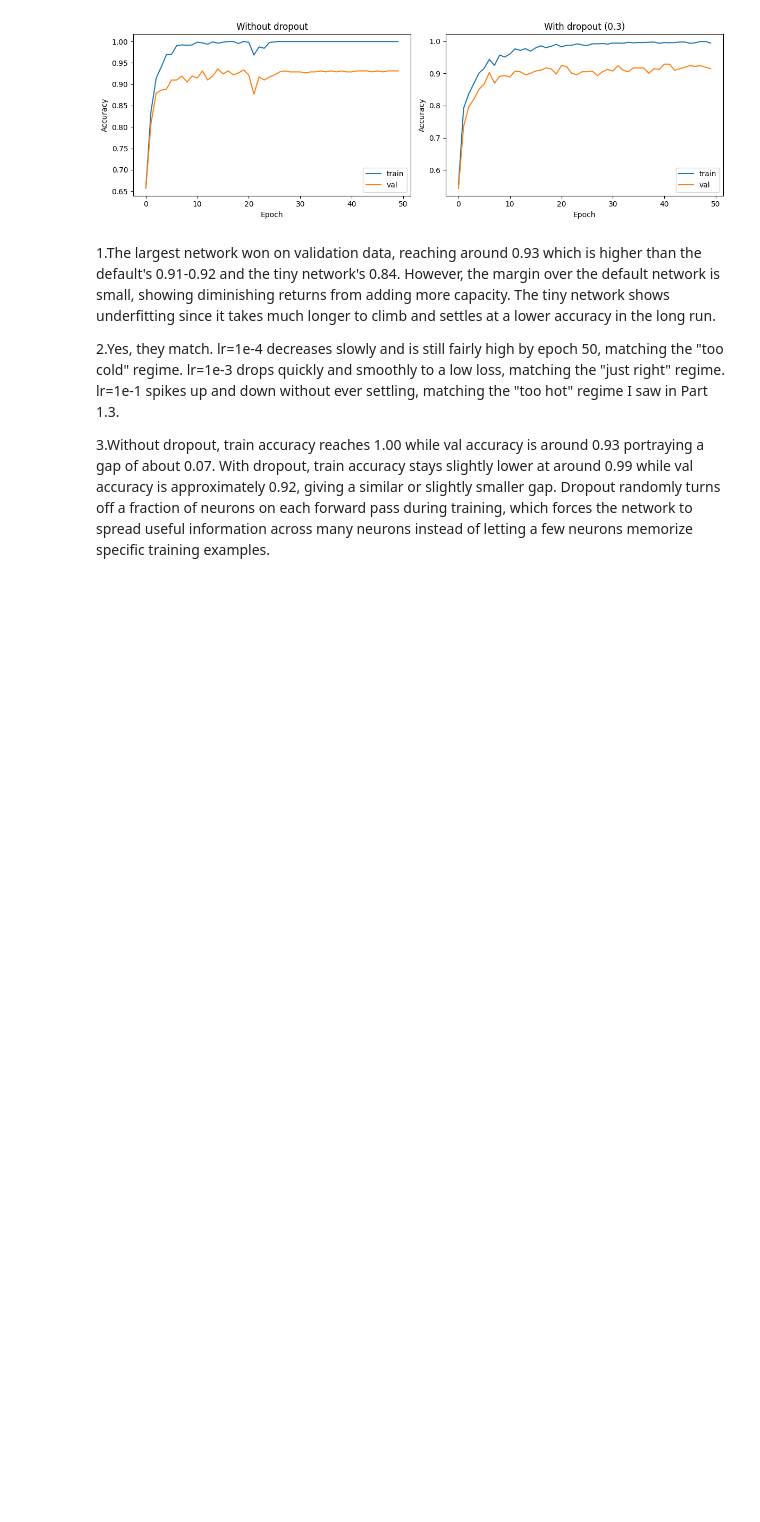
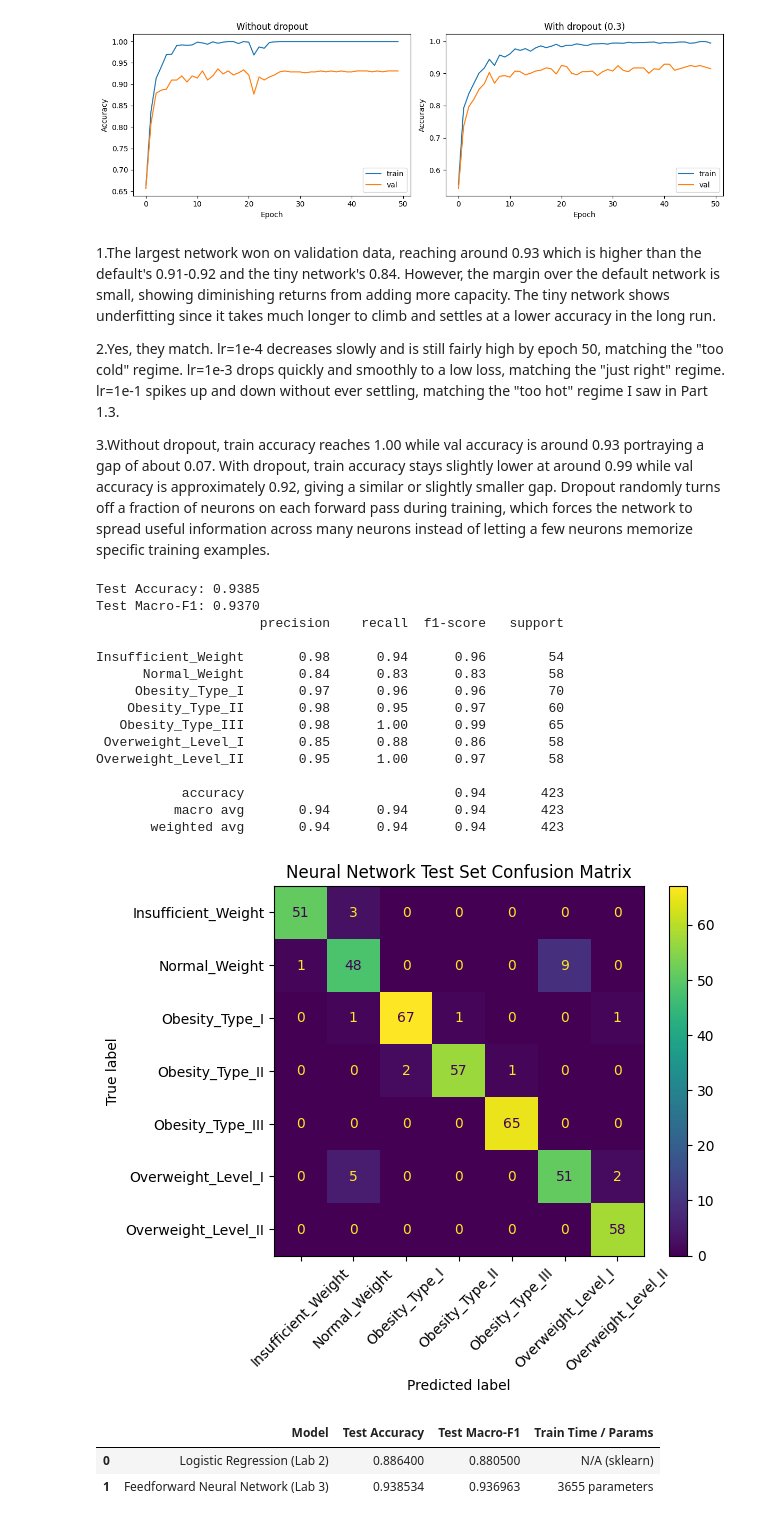
Before and after one commit to Maame-Pokuaa77/lab-3, a Jupyter notebook: lab_3.ipynb, the cells around one changed output. Cells and saved outputs as stored; diff of their text form; code cells hidden in the pictures; blank space fills up the shorter version.

Commit message:
Add Part 2.5

```diff
--- a/lab_3.ipynb
+++ b/lab_3.ipynb
@@ -718,3 +718,79 @@ plt.show()
 
 
 3.Without dropout, train accuracy reaches 1.00 while val accuracy is around 0.93 portraying  a gap of about 0.07. With dropout, train accuracy stays slightly lower at around 0.99 while val accuracy is approximately 0.92, giving a similar or slightly smaller gap. Dropout randomly turns off a fraction of neurons on each forward pass during training, which forces the network to spread useful information across many neurons instead of letting a few neurons memorize specific training examples.
+# %%
+
+
+#Part 2.5
+#TODO: Load your best configuration's weights; model.eval().
+
+
+best_model = FeedForwardNet(input_dim=input_dim, hidden_sizes=(64, 32), n_classes=7)
+best_model.load_state_dict(torch.load("ffn_best.pt"))
+best_model = best_model.to(DEVICE)
+best_model.eval()
+
+# TODO: Report test ACCURACY and MACRO-F1
+#   from sklearn.metrics import accuracy_score, f1_score, classification_report
+all_preds = []
+all_labels = []
+
+with torch.no_grad():
+    for xb, yb in test_loader:
+        xb = xb.to(DEVICE)
+        logits = best_model(xb)
+        preds = logits.argmax(dim=1).cpu().numpy()
+        all_preds.extend(preds)
+        all_labels.extend(yb.numpy())
+
+
+
+from sklearn.metrics import accuracy_score, f1_score, classification_report
+
+test_acc = accuracy_score(all_labels, all_preds)
+test_f1 = f1_score(all_labels, all_preds, average="macro")
+
+print(f"Test Accuracy: {test_acc:.4f}")
+print(f"Test Macro-F1: {test_f1:.4f}")
+print(classification_report(all_labels, all_preds, target_names=target_encoder.classes_))
+# TODO: Confusion matrix for the test set with the 7 class names
+from sklearn.metrics import ConfusionMatrixDisplay
+
+ConfusionMatrixDisplay.from_predictions(
+    all_labels, all_preds,
+    display_labels=target_encoder.classes_,
+    xticks_rotation=45
+)
+plt.title("Neural Network Test Set Confusion Matrix")
+plt.show()
+# TODO: Build a small comparison table (a pandas DataFrame is fine):
+#   rows = [your best Lab 2 classifier, this neural network]
+#   cols = [test accuracy, test macro-F1, training time, number of parameters/trees]
+comparison = pd.DataFrame({
+    "Model": ["Logistic Regression (Lab 2)", "Feedforward Neural Network (Lab 3)"],
+    "Test Accuracy": [0.8864, test_acc],
+    "Test Macro-F1": [0.8805, test_f1],
+    "Train Time / Params": ["N/A (sklearn)", f"{total_params} parameters"]
+})
+
+comparison
+# %% [output]
+Test Accuracy: 0.9385
+Test Macro-F1: 0.9370
+                     precision    recall  f1-score   support
+
+Insufficient_Weight       0.98      0.94      0.96        54
+      Normal_Weight       0.84      0.83      0.83        58
+     Obesity_Type_I       0.97      0.96      0.96        70
+    Obesity_Type_II       0.98      0.95      0.97        60
+   Obesity_Type_III       0.98      1.00      0.99        65
+ Overweight_Level_I       0.85      0.88      0.86        58
+Overweight_Level_II       0.95      1.00      0.97        58
+
+           accuracy                           0.94       423
+          macro avg       0.94      0.94      0.94       423
+       weighted avg       0.94      0.94      0.94       423
+[figure, added]
+|  | Model | Test Accuracy | Test Macro-F1 | Train Time / Params |
+| 0 | Logistic Regression (Lab 2) | 0.886400 | 0.880500 | N/A (sklearn) |
+| 1 | Feedforward Neural Network (Lab 3) | 0.938534 | 0.936963 | 3655 parameters |
```
Also changed, not shown: parts of 1 cell of this notebook.
